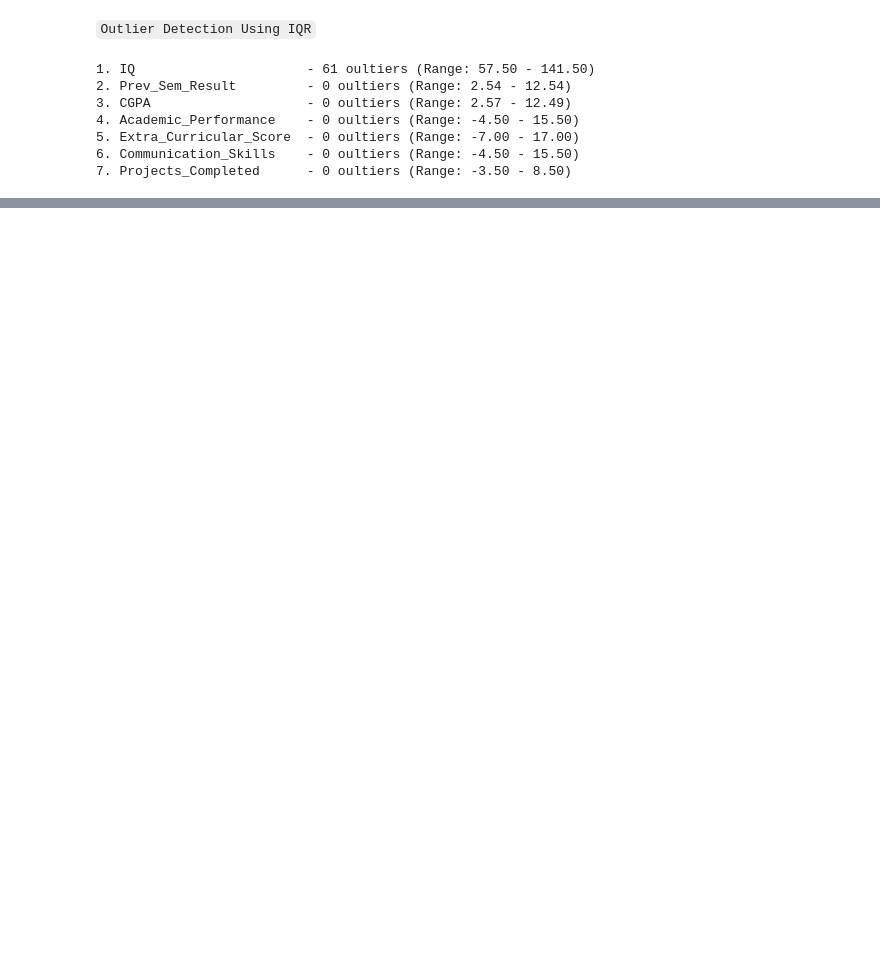
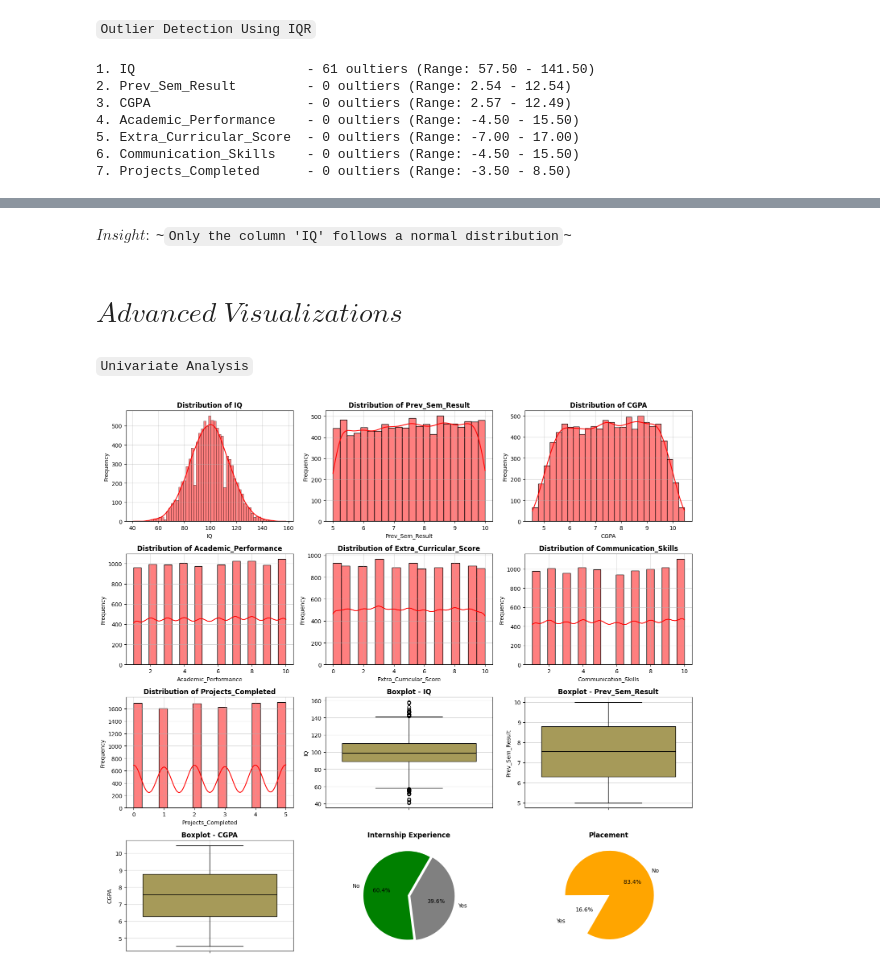
Before and after one commit to Maxwell-Selassie/College-Placement-Prediction, a Jupyter notebook: notebooks/eda.ipynb, the cells around one changed output, grey strips where cells are left out. Drawn from its saved outputs; the diff is of its cells as text; code cells hidden in the pictures; blank space fills up the shorter version.

Commit message:
College Placement Prediction

```diff
--- a/notebooks/eda.ipynb
+++ b/notebooks/eda.ipynb
@@ -171,0 +179,6 @@ for i,col in enumerate(numeric_cols,1):
+# %%
+from scipy.stats import normaltest
+for i,col in enumerate(numeric_cols):
+    stat, p_value = normaltest(df[col])
+    is_normal = 'Normal' if p_value > 0.05 else 'Not Normal'
+    print(f"{i}. {col:<23} : D'Agostino test p-value = {p_value:.2f} ({is_normal})")
@@ -171,0 +193,38 @@ for i,col in enumerate(numeric_cols,1):
+# %% [markdown]
+$Insight : $ ~`Only the column 'IQ' follows a normal distribution`~
+# %% [markdown]
+# ***$Advanced$ $Visualizations$***
+# %% [markdown]
+`Univariate Analysis`
+# %%
+plt.figure(figsize=(15,14))
+
+# data distribution for numeric columns
+for i,col in enumerate(numeric_cols):
+    plt.subplot(4, 3, i+1)
+    sns.histplot(data=df, x=df[col], kde=True, alpha=0.5,color= 'red')
+    plt.title(f'Distribution of {col}',fontsize=12,fontweight='bold')
+    plt.ylabel('Frequency')
+    plt.grid(True, alpha=0.5)
+
+# visual outlier detection for the first 3 columns
+for i,col in enumerate(numeric_cols[:3]):
+    plt.subplot(4, 3, 8+i)
+    sns.boxplot(data=df, y=df[col],color='gold',linecolor='black',saturation=0.3)
+    plt.title(f'Boxplot - {col}',fontsize=12, fontweight='bold')
+    plt.grid(True, alpha=0.5)
+
+plt.subplot(4, 3, 11)
+plt.pie(data=df,x=df['Internship_Experience'].value_counts(),labels=df['Internship_Experience'].unique(),
+        autopct='%1.1f%%',colors=['green','grey'],explode=[0.03,0.03],startangle=60)
+plt.title('Internship Experience',fontsize=12, fontweight='bold')
+
+plt.subplot(4, 3, 12)
+plt.pie(data=df,x=df['Placement'].value_counts(),labels=df['Placement'].unique(),
+        autopct='%1.1f%%',colors=['orange','white'],explode=[0.03,0.03],startangle=240)
+plt.title('Placement',fontsize=12, fontweight='bold')
+
+plt.tight_layout()
+plt.show()
+# %% [output]
+[figure, added]
```
Also changed, not shown: parts of 10 cells of this notebook.
